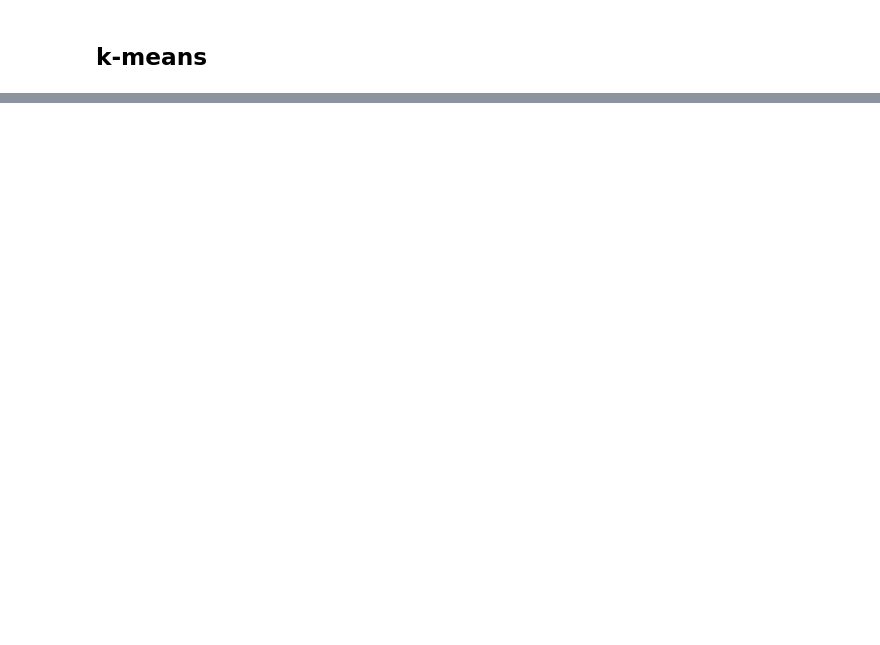
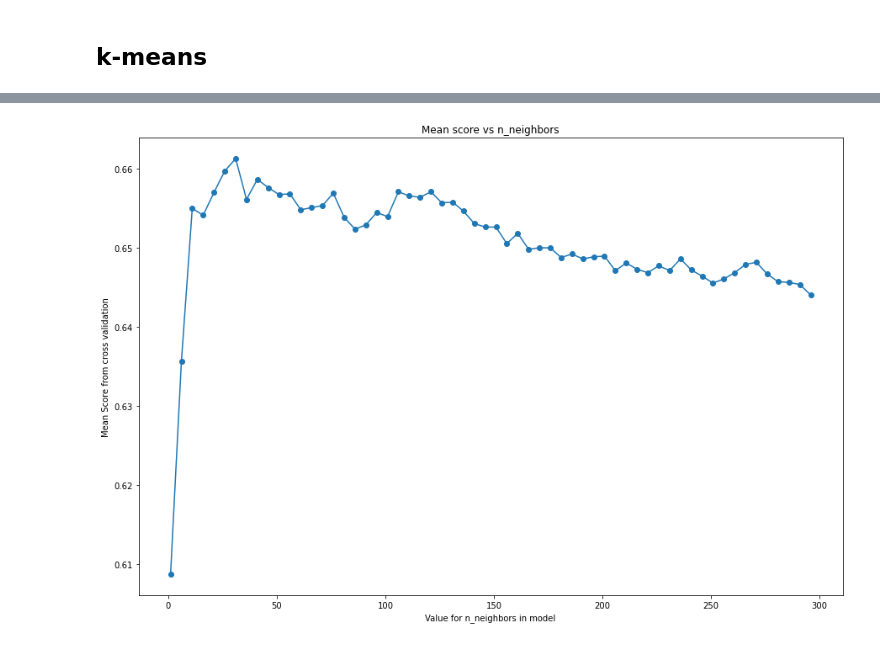
Before and after one commit to AndrewTrackim/cmsc320-final, a Jupyter notebook: final_tutorial.ipynb, the cells around one changed output, grey strips where cells are left out. Saved outputs shown, nothing was run; the diff lists cells and outputs as text; code cells hidden in the pictures; blank space fills up the shorter version.

Commit message:
k-nn to predict party, state and candidate

```diff
--- a/final_tutorial.ipynb
+++ b/final_tutorial.ipynb
@@ -303,0 +310,5 @@ len(spending_member_info[["PARTY","LASTNAME"]][clusters==1])
+# %%
+# Left join the spending data with the candidate data
+spending_member_info = quarter_spending_df.merge(members, on="BIOGUIDE_ID")
+spending_member_info = spending_member_info.merge(us_io_data, on="BIOGUIDE_ID")
+spending_member_info
@@ -303,0 +333,3 @@ len(spending_member_info[["PARTY","LASTNAME"]][clusters==1])
+# %%
+spending_member_info_2_party = pd.concat([spending_member_info[spending_member_info["PARTY"] == 'Republican'], spending_member_info[spending_member_info["PARTY"] == 'Democratic']])
+spending_member_info_2_party["PARTY"].unique()
@@ -303,0 +340,9 @@ len(spending_member_info[["PARTY","LASTNAME"]][clusters==1])
+# %%
+from sklearn.neighbors import KNeighborsClassifier
+from sklearn.model_selection import train_test_split
+from sklearn.model_selection import cross_val_score
+
+x_train, x_test, y_train, y_test = train_test_split(spending_member_info_2_party[categories],spending_member_info_2_party["PARTY"])
+knn_model = KNeighborsClassifier()
+knn_trained = knn_model.fit(x_train, y_train)
+cross_val_score(knn_trained, x_train, y_train, cv=10).mean()
@@ -303,0 +365,22 @@ len(spending_member_info[["PARTY","LASTNAME"]][clusters==1])
+# %%
+from sklearn.model_selection import GridSearchCV
+knn_model = KNeighborsClassifier()
+test_k = range(1,300+1,5)
+params=[{
+    'n_neighbors': test_k,
+}]
+gs_knn = GridSearchCV(knn_model, param_grid=params, cv=10, n_jobs=-1)
+gs_knn.fit(x_train, y_train)
+result_k = gs_knn.cv_results_['mean_test_score'].tolist()
+
+# Code to change default plot size:
+plt.rcParams['figure.figsize'] = [15, 10]
+
+fig, ax = plt.subplots()
+ax.plot(test_k, result_k, '-o')
+ax.set_xlabel("Value for n_neighbors in model")
+ax.set_ylabel("Mean Score from cross validation")
+ax.set_title("Mean score vs n_neighbors")
+fig.show()
+# %% [output]
+[figure, added]
```
Also changed, not shown: parts of 51 cells of this notebook.
